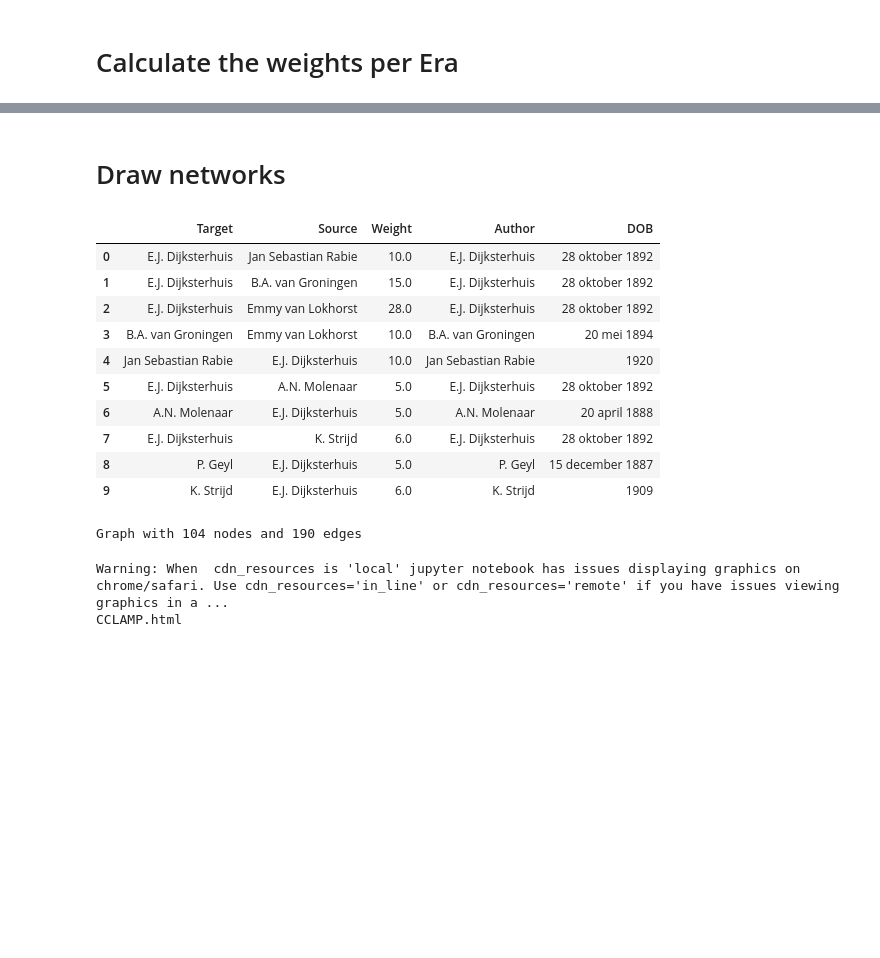
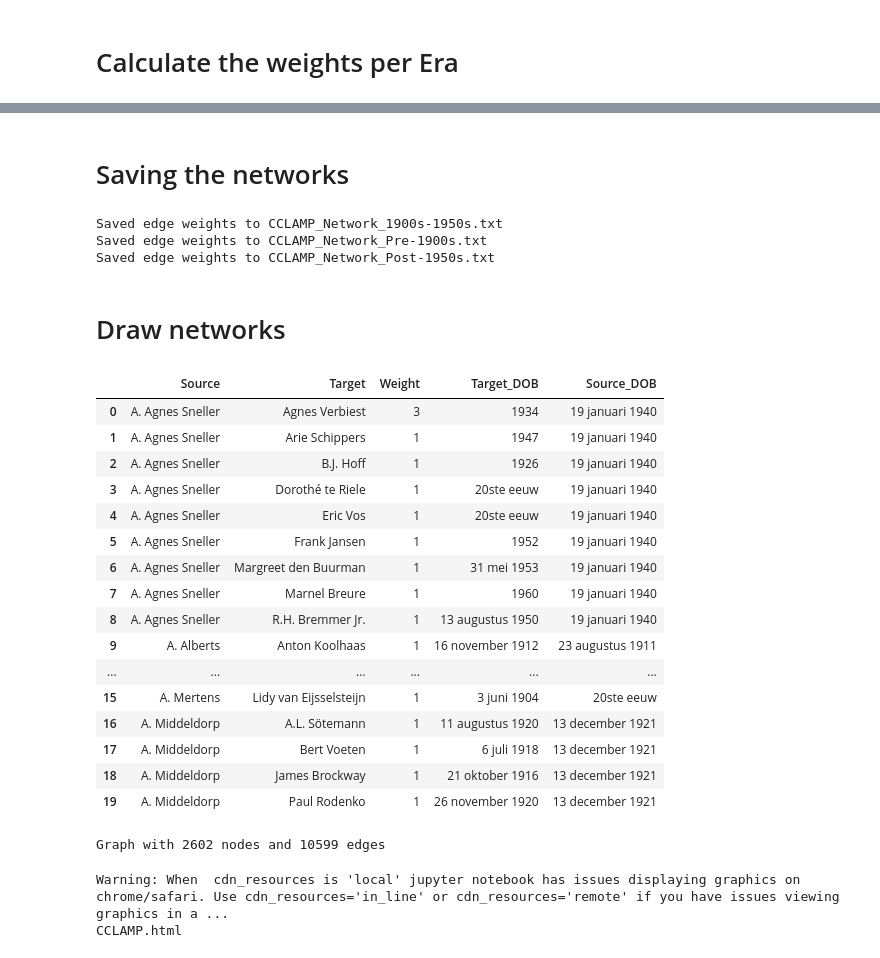
Before and after one commit to julienijs/Network_CCLAMP, a Jupyter notebook: CCLAMP_Network_Diachronic_Notebook.ipynb, the cells around one changed output, grey strips where cells are left out. Drawn from its saved outputs; the diff is of its cells as text; code cells hidden in the pictures; blank space fills up the shorter version.

```diff
--- a/CCLAMP_Network_Diachronic_Notebook.ipynb
+++ b/CCLAMP_Network_Diachronic_Notebook.ipynb
@@ -364,3 +494,18 @@ for era, df in network_dataframes.items():
+# %% [markdown]
+# Saving the networks
+# %%
+# Save each DataFrame to a text file
+for Era, dataframe in filtered_dataframes_both_dob.items():
+    txt_filename = f"CCLAMP_Network_{Era}.txt"
+
+    # Save the DataFrame to a text file with tab separation
+    dataframe.to_csv(txt_filename, sep='\t', index=False, encoding='utf-8')
+
+    print(f"Saved edge weights to {txt_filename}")
+# %% [output]
+Saved edge weights to CCLAMP_Network_1900s-1950s.txt
+Saved edge weights to CCLAMP_Network_Pre-1900s.txt
+Saved edge weights to CCLAMP_Network_Post-1950s.txt
 # %% [markdown]
 # Draw networks
 # %%
@@ -370,21 +515,28 @@ from pyvis.network import Network
 import community.community_louvain as community_louvain
 # %%
 # Read the network
-network = pd.read_csv("CCLAMP_Network_Post-1950s.txt", sep="\t", encoding='utf-8')
-network.head(10)
+network = pd.read_csv("CCLAMP_Network_Pre-1900s.txt", sep="\t", encoding='utf-8')
+network.head(20)
 # %% [output]
-|  | Target | Source | Weight | Author | DOB |
-| 0 | E.J. Dijksterhuis | Jan Sebastian Rabie | 10.0 | E.J. Dijksterhuis | 28 oktober 1892 |
-| 1 | E.J. Dijksterhuis | B.A. van Groningen | 15.0 | E.J. Dijksterhuis | 28 oktober 1892 |
-| 2 | E.J. Dijksterhuis | Emmy van Lokhorst | 28.0 | E.J. Dijksterhuis | 28 oktober 1892 |
-| 3 | B.A. van Groningen | Emmy van Lokhorst | 10.0 | B.A. van Groningen | 20 mei 1894 |
-| 4 | Jan Sebastian Rabie | E.J. Dijksterhuis | 10.0 | Jan Sebastian Rabie | 1920 |
-| 5 | E.J. Dijksterhuis | A.N. Molenaar | 5.0 | E.J. Dijksterhuis | 28 oktober 1892 |
-| 6 | A.N. Molenaar | E.J. Dijksterhuis | 5.0 | A.N. Molenaar | 20 april 1888 |
-| 7 | E.J. Dijksterhuis | K. Strijd | 6.0 | E.J. Dijksterhuis | 28 oktober 1892 |
-| 8 | P. Geyl | E.J. Dijksterhuis | 5.0 | P. Geyl | 15 december 1887 |
-| 9 | K. Strijd | E.J. Dijksterhuis | 6.0 | K. Strijd | 1909 |
+|  | Source | Target | Weight | Target_DOB | Source_DOB |
+| 0 | A. Agnes Sneller | Agnes Verbiest | 3 | 1934 | 19 januari 1940 |
+| 1 | A. Agnes Sneller | Arie Schippers | 1 | 1947 | 19 januari 1940 |
+| 2 | A. Agnes Sneller | B.J. Hoff | 1 | 1926 | 19 januari 1940 |
+| 3 | A. Agnes Sneller | Dorothé te Riele | 1 | 20ste eeuw | 19 januari 1940 |
+| 4 | A. Agnes Sneller | Eric Vos | 1 | 20ste eeuw | 19 januari 1940 |
+| 5 | A. Agnes Sneller | Frank Jansen | 1 | 1952 | 19 januari 1940 |
+| 6 | A. Agnes Sneller | Margreet den Buurman | 1 | 31 mei 1953 | 19 januari 1940 |
+| 7 | A. Agnes Sneller | Marnel Breure | 1 | 1960 | 19 januari 1940 |
+| 8 | A. Agnes Sneller | R.H. Bremmer Jr. | 1 | 13 augustus 1950 | 19 januari 1940 |
+| 9 | A. Alberts | Anton Koolhaas | 1 | 16 november 1912 | 23 augustus 1911 |
+| ... | ... | ... | ... | ... | ... |
+| 15 | A. Mertens | Lidy van Eijsselsteijn | 1 | 3 juni 1904 | 20ste eeuw |
+| 16 | A. Middeldorp | A.L. Sötemann | 1 | 11 augustus 1920 | 13 december 1921 |
+| 17 | A. Middeldorp | Bert Voeten | 1 | 6 juli 1918 | 13 december 1921 |
+| 18 | A. Middeldorp | James Brockway | 1 | 21 oktober 1916 | 13 december 1921 |
+| 19 | A. Middeldorp | Paul Rodenko | 1 | 26 november 1920 | 13 december 1921 |
 # %%
+import networkx as nx
 # Create a weighted graph
 G = nx.from_pandas_edgelist(network,
                             source = 'Source',
@@ -393,5 +545,5 @@ G = nx.from_pandas_edgelist(network,
                             create_using = nx.Graph())
 print(G)
 # %% [output]
-Graph with 104 nodes and 190 edges
+Graph with 2602 nodes and 10599 edges
 # %%
```
Also changed, not shown: parts of 20 cells of this notebook.
